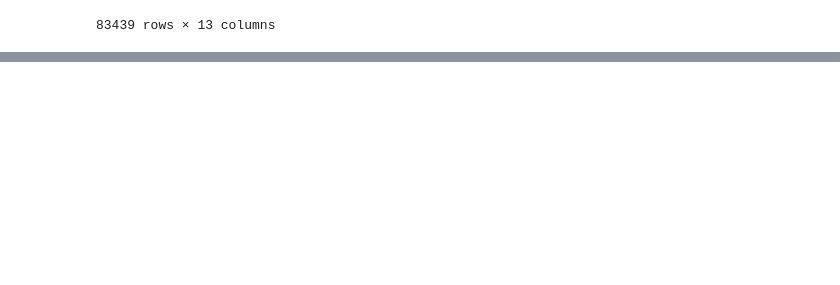
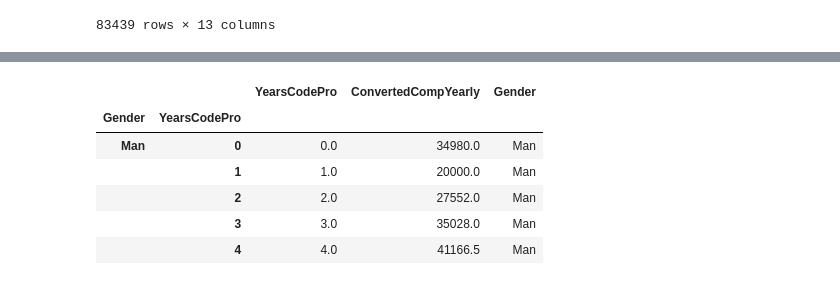
Before and after one commit to khadkarajesh/stackoverflow-survey, a Jupyter notebook: notebook.ipynb, the cells around one changed output, grey strips where cells are left out. Cells and saved outputs as stored; diff of their text form; code cells hidden in the pictures; blank space fills up the shorter version.

Commit message:
add salary comaprison by gender

```diff
--- a/notebook.ipynb
+++ b/notebook.ipynb
@@ -140,0 +249,38 @@ dev_type_df['DevType'].str.split(",",expand=True)
+# %%
+def map_gender(x):
+    return x if x in ['Man', 'Woman'] else "Prefer not to say"
+
+
+def map_experience(x):
+    if x == 'Less than 1 year':
+        return 1
+    elif x == 'More than 50 years':
+        return 50
+    return x
+
+
+
+
+
+salary_by_gender = df.copy()
+salary_by_gender['Gender'] = salary_by_gender['Gender'].apply(map_gender)
+salary_by_gender['YearsCodePro'] = salary_by_gender['YearsCodePro'].apply(map_experience)
+salary_by_gender['YearsCodePro'] = salary_by_gender['YearsCodePro'].fillna("0")
+salary_by_gender['YearsCodePro'] = salary_by_gender['YearsCodePro'].astype('int')
+# salary_by_gender.dropna(inplace=True)
+# %%
+# new_df = salary_by_gender.groupby(['Gender', 'YearsCodePro']).agg({'YearsCodePro':'mean', 'ConvertedCompYearly':'median'}).reset_index(drop=True)
+
+new_df = salary_by_gender.groupby(['Gender', 'YearsCodePro']).agg({'YearsCodePro':'mean', 'ConvertedCompYearly':'median'})
+new_df['Gender'] = new_df.index.get_level_values(0)
+new_df.head()
+new_df.reset_index(drop=True)
+new_df.head()
+# %% [output]
+|  |  | YearsCodePro | ConvertedCompYearly | Gender |
+| Gender | YearsCodePro |  |  |  |
+| Man | 0 | 0.0 | 34980.0 | Man |
+|  | 1 | 1.0 | 20000.0 | Man |
+|  | 2 | 2.0 | 27552.0 | Man |
+|  | 3 | 3.0 | 35028.0 | Man |
+|  | 4 | 4.0 | 41166.5 | Man |
```
Also changed, not shown: parts of 7 cells of this notebook, 2 other files.
